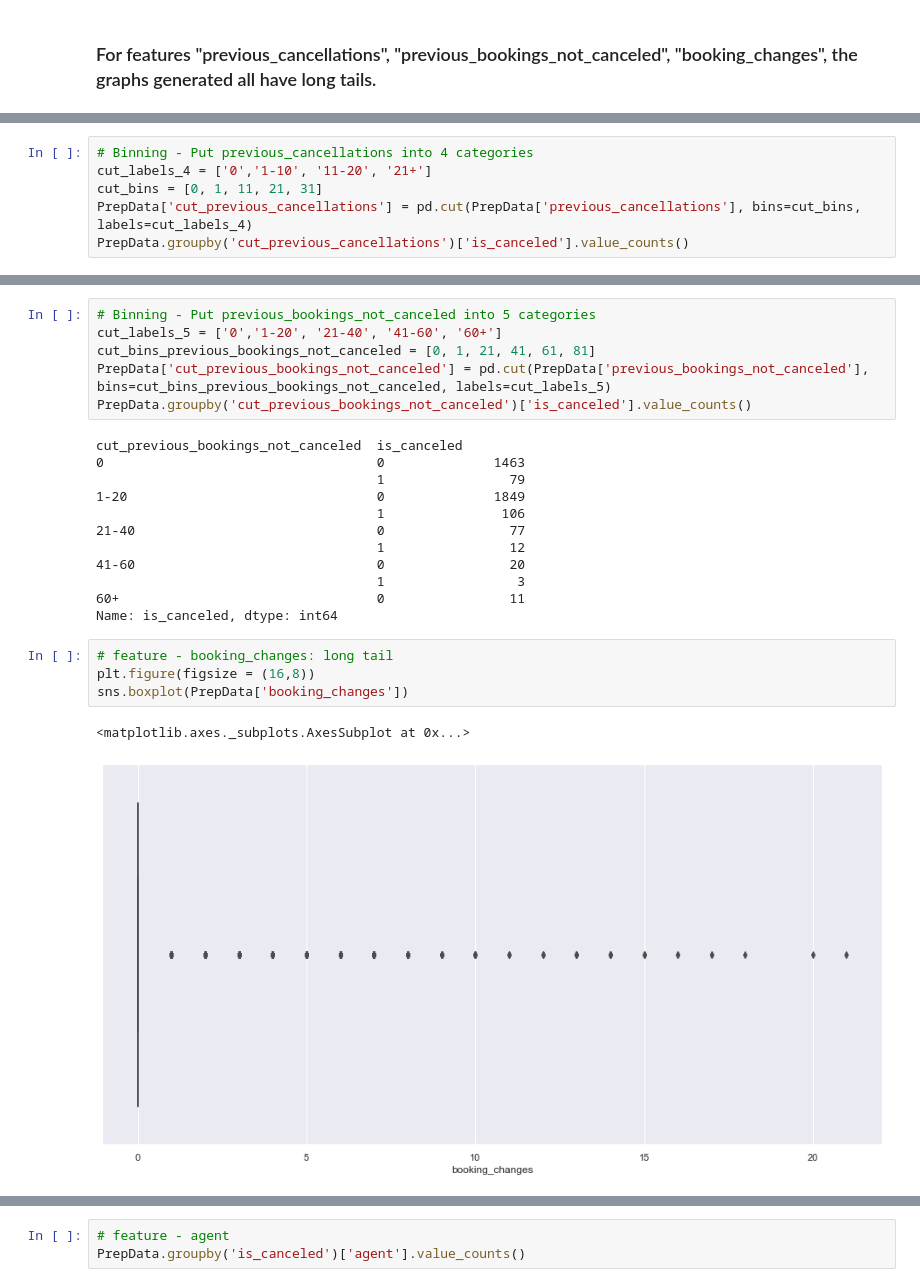
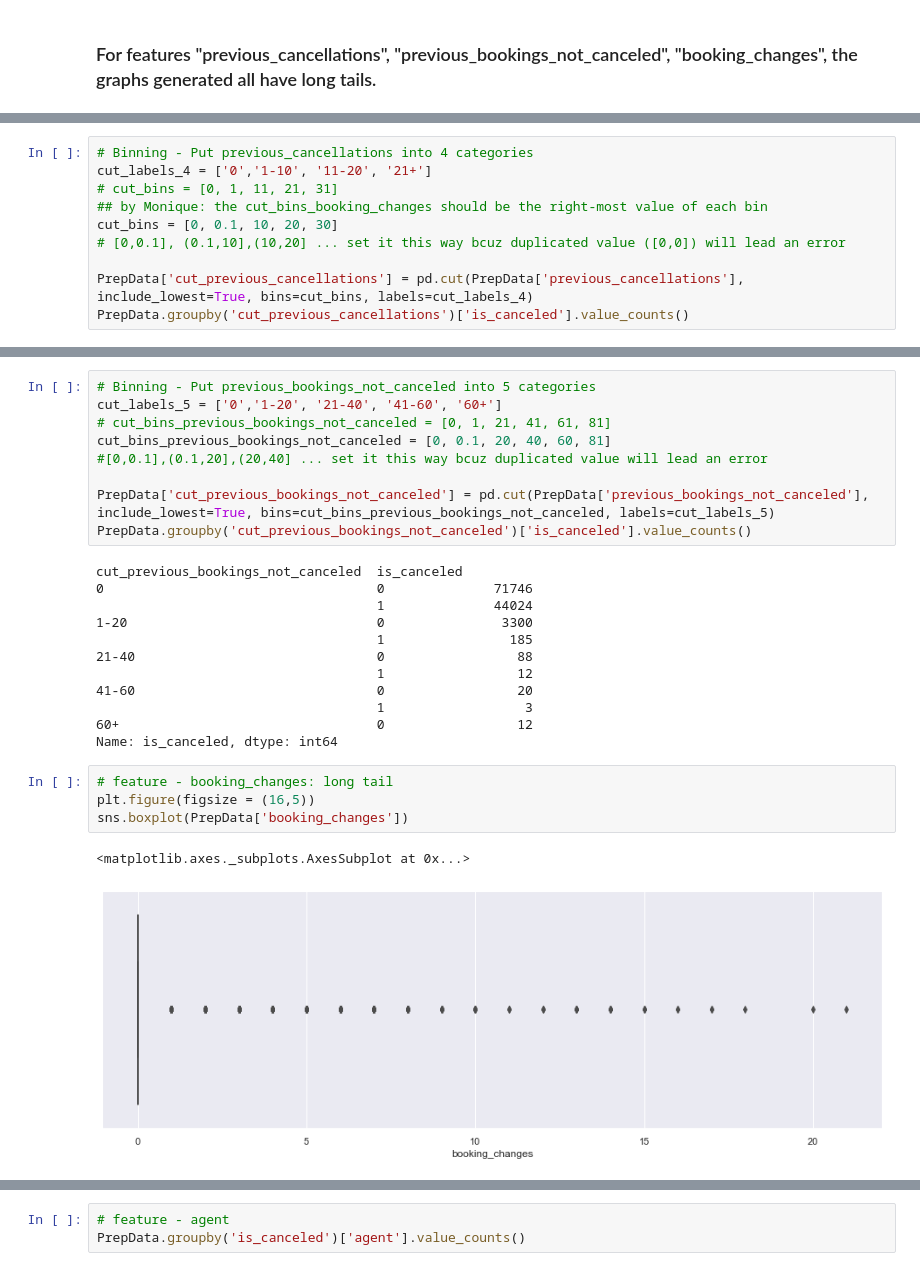
Before and after one commit to tkong1998/hotel-booking-demand, a Jupyter notebook: April 16.ipynb, the cells around one changed output, grey strips where cells are left out. Saved outputs shown, nothing was run; the diff lists cells and outputs as text.

```diff
--- a/April 16.ipynb
+++ b/April 16.ipynb
@@ -271,8 +263,12 @@ sns.boxplot(x=PrepData['previous_cancellations'])
 # %%
 # Binning - Put previous_cancellations into 4 categories
 cut_labels_4 = ['0','1-10', '11-20', '21+']
-cut_bins = [0, 1, 11, 21, 31]
-PrepData['cut_previous_cancellations'] = pd.cut(PrepData['previous_cancellations'], bins=cut_bins, labels=cut_labels_4)
+# cut_bins = [0, 1, 11, 21, 31]
+## by Monique: the cut_bins_booking_changes should be the right-most value of each bin
+cut_bins = [0, 0.1, 10, 20, 30]
+# [0,0.1], (0.1,10],(10,20] ... set it this way bcuz duplicated value ([0,0]) will lead an error
+
+PrepData['cut_previous_cancellations'] = pd.cut(PrepData['previous_cancellations'], include_lowest=True, bins=cut_bins, labels=cut_labels_4)
 PrepData.groupby('cut_previous_cancellations')['is_canceled'].value_counts()
 # %% [output]
 cut_previous_cancellations  is_canceled
@@ -297,28 +311,31 @@ sns.boxplot(x=PrepData['previous_bookings_not_canceled'])
 # %%
 # Binning - Put previous_bookings_not_canceled into 5 categories
 cut_labels_5 = ['0','1-20', '21-40', '41-60', '60+']
-cut_bins_previous_bookings_not_canceled = [0, 1, 21, 41, 61, 81]
-PrepData['cut_previous_bookings_not_canceled'] = pd.cut(PrepData['previous_bookings_not_canceled'], bins=cut_bins_previous_bookings_not_canceled, labels=cut_labels_5)
+# cut_bins_previous_bookings_not_canceled = [0, 1, 21, 41, 61, 81]
+cut_bins_previous_bookings_not_canceled = [0, 0.1, 20, 40, 60, 81]
+#[0,0.1],(0.1,20],(20,40] ... set it this way bcuz duplicated value will lead an error
+
+PrepData['cut_previous_bookings_not_canceled'] = pd.cut(PrepData['previous_bookings_not_canceled'], include_lowest=True, bins=cut_bins_previous_bookings_not_canceled, labels=cut_labels_5)
 PrepData.groupby('cut_previous_bookings_not_canceled')['is_canceled'].value_counts()
 # %% [output]
 cut_previous_bookings_not_canceled  is_canceled
-0                                   0              1463
-                                    1                79
-1-20                                0              1849
-                                    1               106
-21-40                               0                77
-                                    1                12
-41-60                               0                20
-                                    1                 3
-60+                                 0                11
+0                                   0              71746
+                                    1              44024
+1-20                                0               3300
+                                    1                185
+21-40                               0                 88
+                                    1                 12
+41-60                               0                 20
+                                    1                  3
+60+                                 0                 12
 Name: is_canceled, dtype: int64
 # %%
 # feature - booking_changes: long tail
-plt.figure(figsize = (16,8))
+plt.figure(figsize = (16,5))
 sns.boxplot(PrepData['booking_changes'])
 # %% [output]
 <matplotlib.axes._subplots.AxesSubplot at 0x...>
-[figure, old version]
+[figure, new version]
 # %%
 # Binning - Put booking_changes into 6 categories
 cut_labels_6 = ['0','1-5', '6-10', '11-15', '16-20','21+']
```
Also changed, not shown: parts of 16 cells of this notebook.
